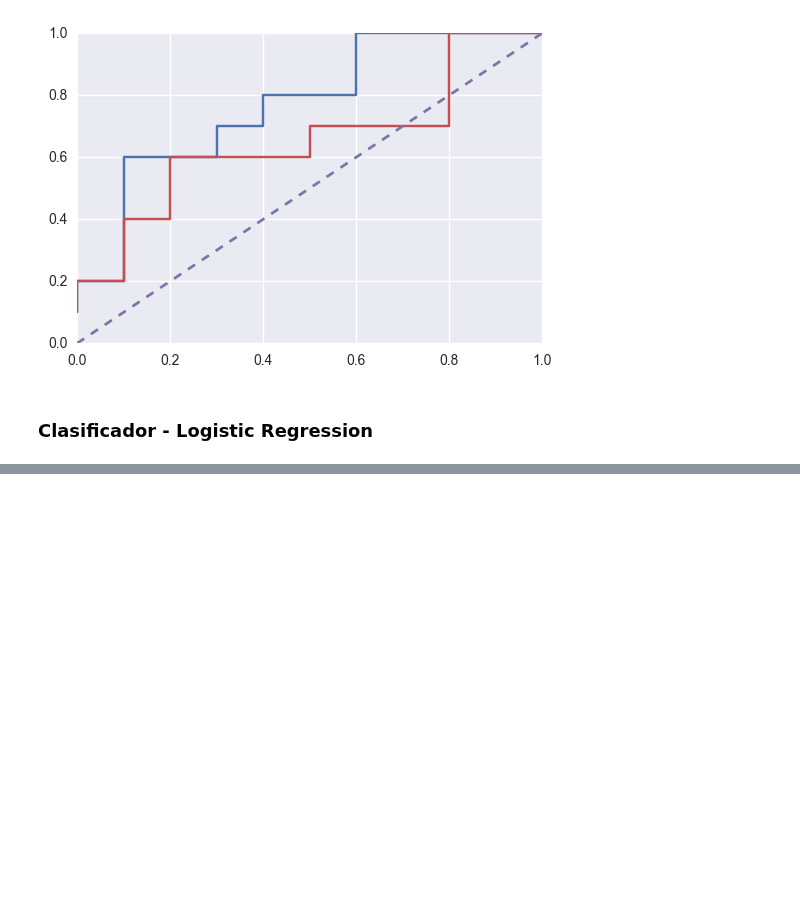
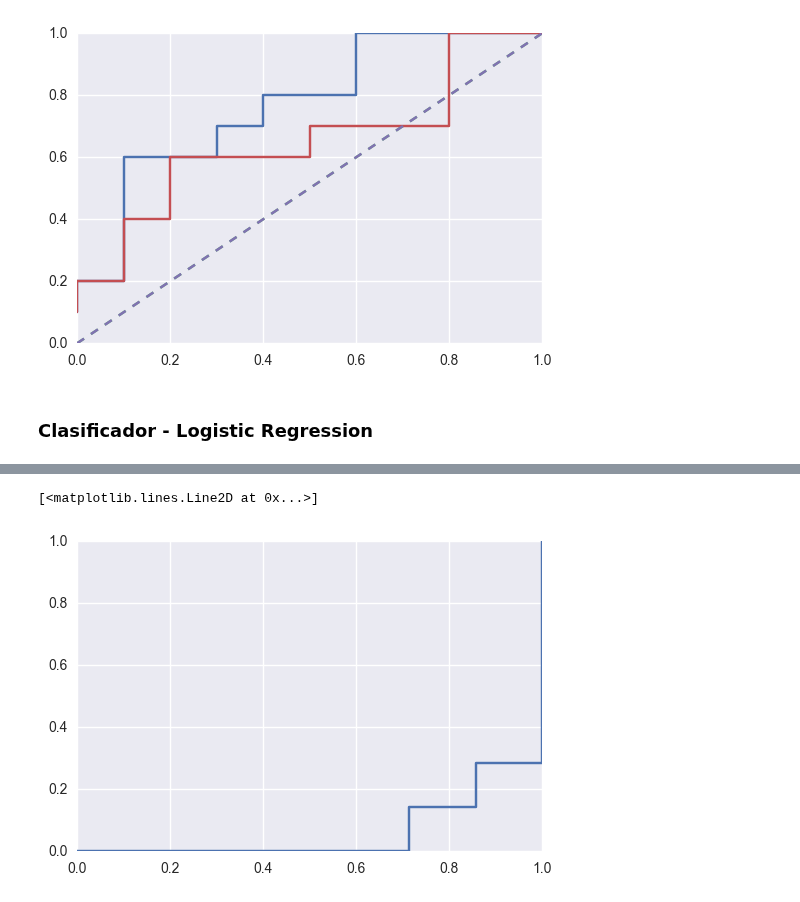
Before and after one commit to turtle-lea/ciencia-de-datos, a Jupyter notebook: tp-3/TP3.ipynb, the cells around one changed output, grey strips where cells are left out. Cells and saved outputs as stored; diff of their text form; code cells hidden in the pictures; blank space fills up the shorter version.

Commit message:
TP3: Agregado Logistic Regression

```diff
--- a/tp-3/TP3.ipynb
+++ b/tp-3/TP3.ipynb
@@ -450,0 +492,15 @@ curva_roc_unificada(labels, np.concatenate((frecuencias_mean_S_normalizada[:,4],
+# %%
+test_instances = np.array(np.concatenate((frecuencias_std_S[:7, 0], frecuencias_std_P[:7,0])))
+# %%
+test_instances = test_instances.reshape(-1,1)
+# %%
+scaler = StandardScaler()
+test_instances = scaler.fit_transform(test_instances)
+# %%
+results = alpha_regression.predict_proba(test_instances)[:, 0]
+# %%
+fpr, tpr, a = sklearn.metrics.roc_curve(labels, results)
+plt.plot(fpr, tpr)
+# %% [output]
+[<matplotlib.lines.Line2D at 0x...>]
+[figure, added]
```
Also changed, not shown: parts of 7 cells of this notebook.
